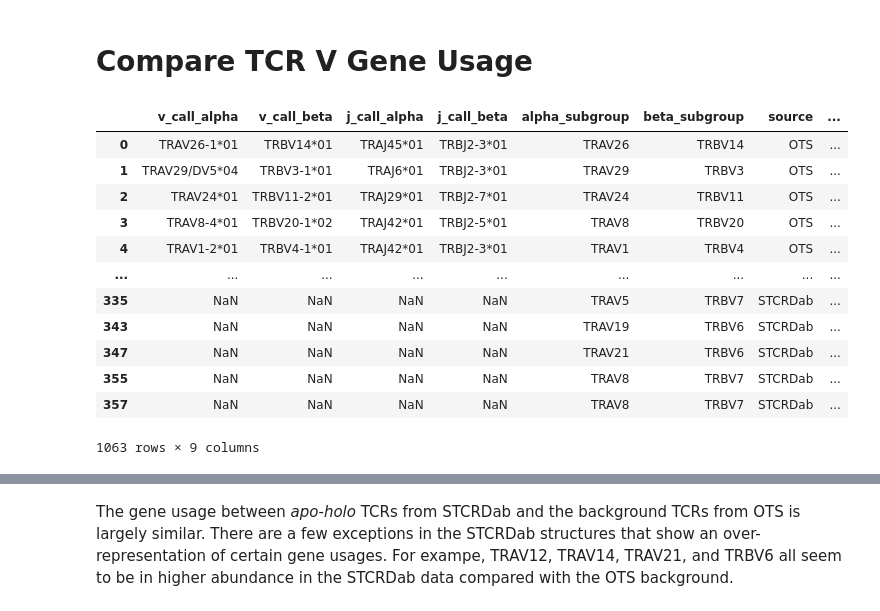
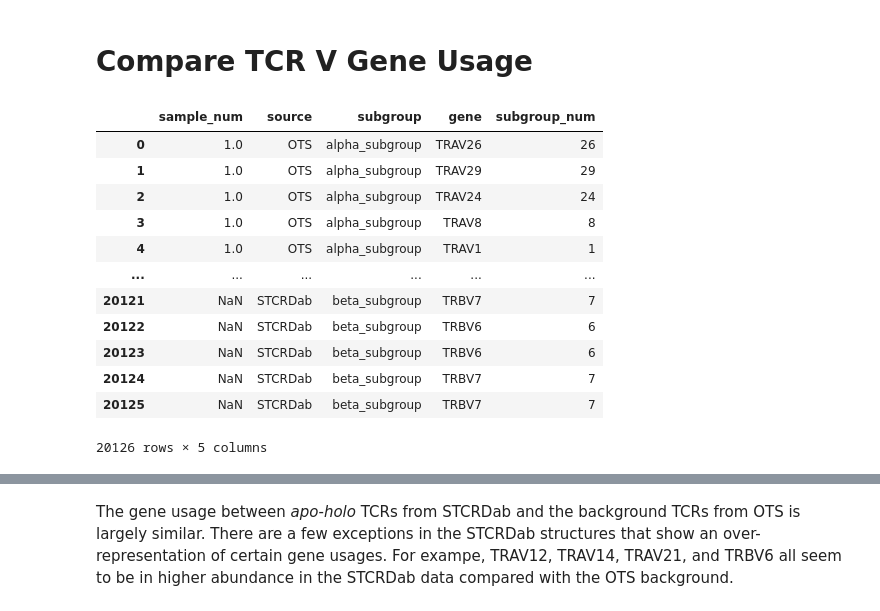
Before and after one commit to benjiemc/tcr-pmhc-interface-analysis, a Jupyter notebook: notebooks/Ascertaining_the_generalisability_of_the_structure_data.ipynb, the cells around one changed output, grey strips where cells are left out. Drawn from its saved outputs; the diff is of its cells as text; code cells hidden in the pictures.

```diff
--- a/notebooks/Ascertaining_the_generalisability_of_the_structure_data.ipynb
+++ b/notebooks/Ascertaining_the_generalisability_of_the_structure_data.ipynb
@@ -38,5 +38,5 @@ ots_sample
 # %%
-ots_sample_genes = ots_sample[['v_call_alpha', 'v_call_beta', 'j_call_alpha', 'j_call_beta']].copy()
+ots_sample_genes = ots_sample[['v_call_alpha', 'v_call_beta', 'j_call_alpha', 'j_call_beta', 'sample_num']].copy()
 
 ots_sample_genes['alpha_subgroup'] = ots_sample_genes['v_call_alpha'].str.extract(r'^(TRAV\d+)')
 ots_sample_genes['beta_subgroup'] = ots_sample_genes['v_call_beta'].str.extract(r'^(TRBV\d+)')
@@ -271,25 +296,27 @@ Also, the mode length for each CDR type is the same between the OTS background a
 # %%
 ots_sample_genes['source'] = 'OTS'
 apo_holo_genes['source'] = 'STCRDab'
 
 gene_usage = pd.concat([ots_sample_genes, apo_holo_genes])
 gene_usage = gene_usage.dropna(subset=['alpha_subgroup', 'beta_subgroup'])
+gene_usage = gene_usage.melt(id_vars=['sample_num', 'source'],
+                             value_vars=['alpha_subgroup', 'beta_subgroup'],
+                             var_name='subgroup', value_name='gene')
 
-gene_usage['alpha_subgroup_num'] = gene_usage['alpha_subgroup'].str.extract(r'TRAV(\d+)', expand=False).apply(int)
-gene_usage['beta_subgroup_num'] = gene_usage['beta_subgroup'].str.extract(r'TRBV(\d+)', expand=False).apply(int)
+gene_usage['subgroup_num'] = gene_usage['gene'].str.extract(r'TR[A|B]V(\d+)', expand=False).apply(int)
 
 gene_usage
 # %% [output]
-|  | v_call_alpha | v_call_beta | j_call_alpha | j_call_beta | alpha_subgroup | beta_subgroup | source | ... |
-| 0 | TRAV26-1*01 | TRBV14*01 | TRAJ45*01 | TRBJ2-3*01 | TRAV26 | TRBV14 | OTS | ... |
-| 1 | TRAV29/DV5*04 | TRBV3-1*01 | TRAJ6*01 | TRBJ2-3*01 | TRAV29 | TRBV3 | OTS | ... |
-| 2 | TRAV24*01 | TRBV11-2*01 | TRAJ29*01 | TRBJ2-7*01 | TRAV24 | TRBV11 | OTS | ... |
-| 3 | TRAV8-4*01 | TRBV20-1*02 | TRAJ42*01 | TRBJ2-5*01 | TRAV8 | TRBV20 | OTS | ... |
-| 4 | TRAV1-2*01 | TRBV4-1*01 | TRAJ42*01 | TRBJ2-3*01 | TRAV1 | TRBV4 | OTS | ... |
-| ... | ... | ... | ... | ... | ... | ... | ... | ... |
-| 335 | NaN | NaN | NaN | NaN | TRAV5 | TRBV7 | STCRDab | ... |
-| 343 | NaN | NaN | NaN | NaN | TRAV19 | TRBV6 | STCRDab | ... |
-| 347 | NaN | NaN | NaN | NaN | TRAV21 | TRBV6 | STCRDab | ... |
-| 355 | NaN | NaN | NaN | NaN | TRAV8 | TRBV7 | STCRDab | ... |
-| 357 | NaN | NaN | NaN | NaN | TRAV8 | TRBV7 | STCRDab | ... |
+|  | sample_num | source | subgroup | gene | subgroup_num |
+| 0 | 1.0 | OTS | alpha_subgroup | TRAV26 | 26 |
+| 1 | 1.0 | OTS | alpha_subgroup | TRAV29 | 29 |
+| 2 | 1.0 | OTS | alpha_subgroup | TRAV24 | 24 |
+| 3 | 1.0 | OTS | alpha_subgroup | TRAV8 | 8 |
+| 4 | 1.0 | OTS | alpha_subgroup | TRAV1 | 1 |
+| ... | ... | ... | ... | ... | ... |
+| 20121 | NaN | STCRDab | beta_subgroup | TRBV7 | 7 |
+| 20122 | NaN | STCRDab | beta_subgroup | TRBV6 | 6 |
+| 20123 | NaN | STCRDab | beta_subgroup | TRBV6 | 6 |
+| 20124 | NaN | STCRDab | beta_subgroup | TRBV7 | 7 |
+| 20125 | NaN | STCRDab | beta_subgroup | TRBV7 | 7 |
-1063 rows × 9 columns
+20126 rows × 5 columns
```
Also changed, not shown: parts of 27 cells of this notebook, 3 other files.
